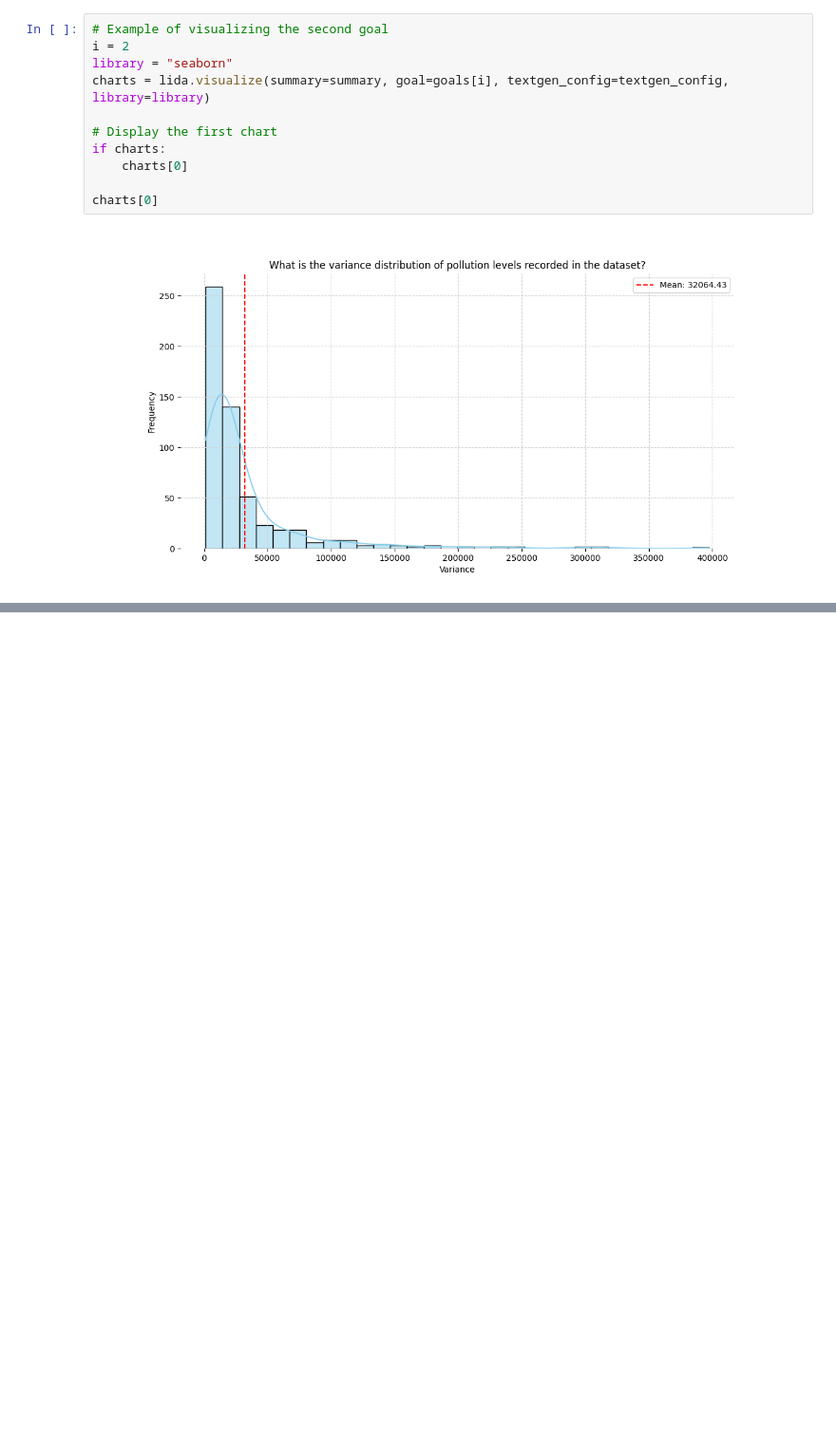
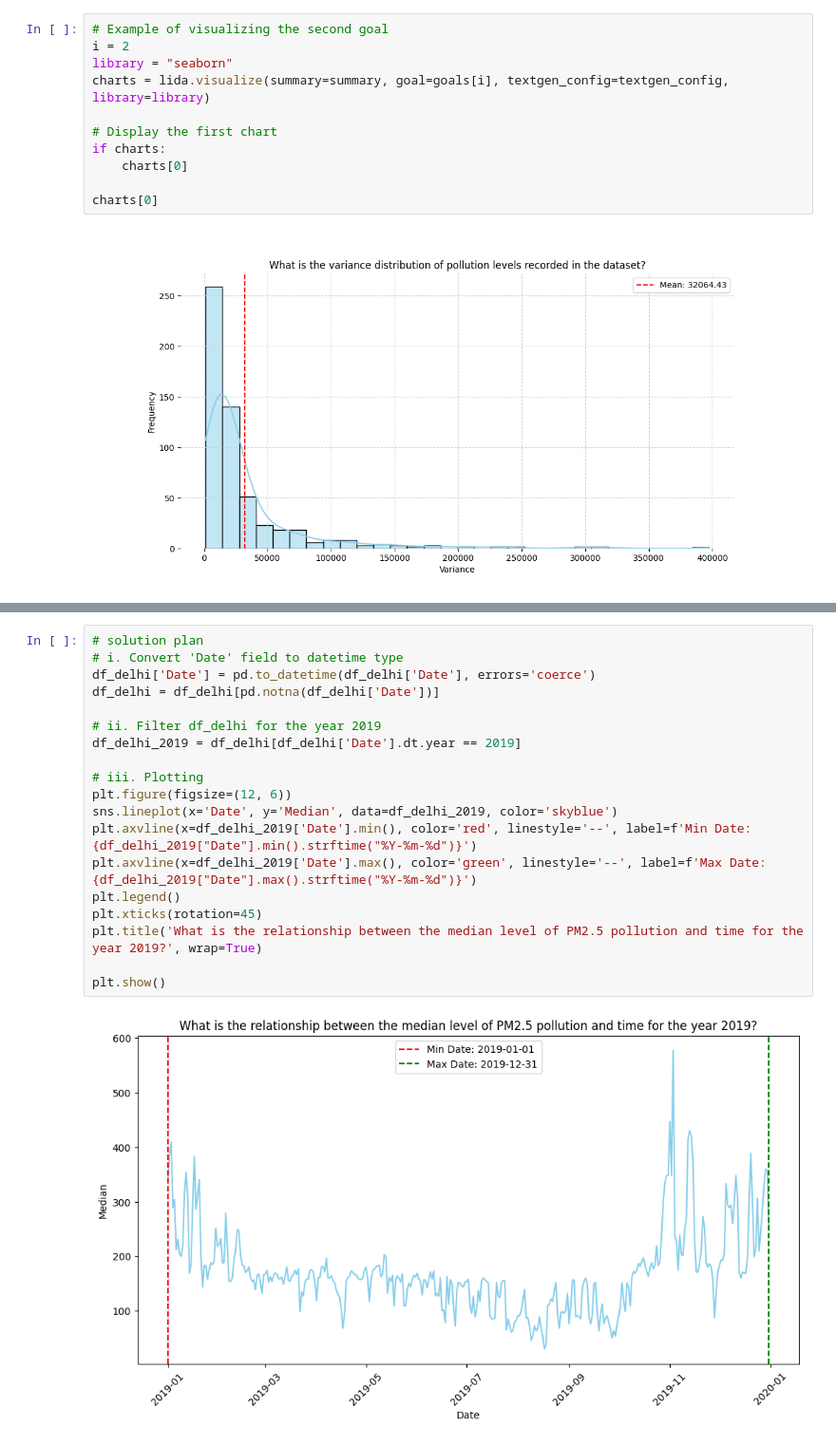
Before and after one commit to divijkulshrestha/ai-fuelled-analytics, a Jupyter notebook: lida_demo.ipynb, the cells around one changed output, grey strips where cells are left out. Shown at 95% size. Drawn from its saved outputs; the diff is of its cells as text; blank space fills up the shorter version.

```diff
--- a/lida_demo.ipynb
+++ b/lida_demo.ipynb
@@ -86,0 +186,21 @@ charts[0]
+# %%
+# solution plan
+# i. Convert 'Date' field to datetime type
+df_delhi['Date'] = pd.to_datetime(df_delhi['Date'], errors='coerce')
+df_delhi = df_delhi[pd.notna(df_delhi['Date'])]
+
+# ii. Filter df_delhi for the year 2019
+df_delhi_2019 = df_delhi[df_delhi['Date'].dt.year == 2019]
+
+# iii. Plotting
+plt.figure(figsize=(12, 6))
+sns.lineplot(x='Date', y='Median', data=df_delhi_2019, color='skyblue')
+plt.axvline(x=df_delhi_2019['Date'].min(), color='red', linestyle='--', label=f'Min Date: {df_delhi_2019["Date"].min().strftime("%Y-%m-%d")}')
+plt.axvline(x=df_delhi_2019['Date'].max(), color='green', linestyle='--', label=f'Max Date: {df_delhi_2019["Date"].max().strftime("%Y-%m-%d")}')
+plt.legend()
+plt.xticks(rotation=45)
+plt.title('What is the relationship between the median level of PM2.5 pollution and time for the year 2019?', wrap=True)
+
+plt.show()
+# %% [output]
+[figure, added]
```
Also changed, not shown: parts of 25 cells of this notebook.
